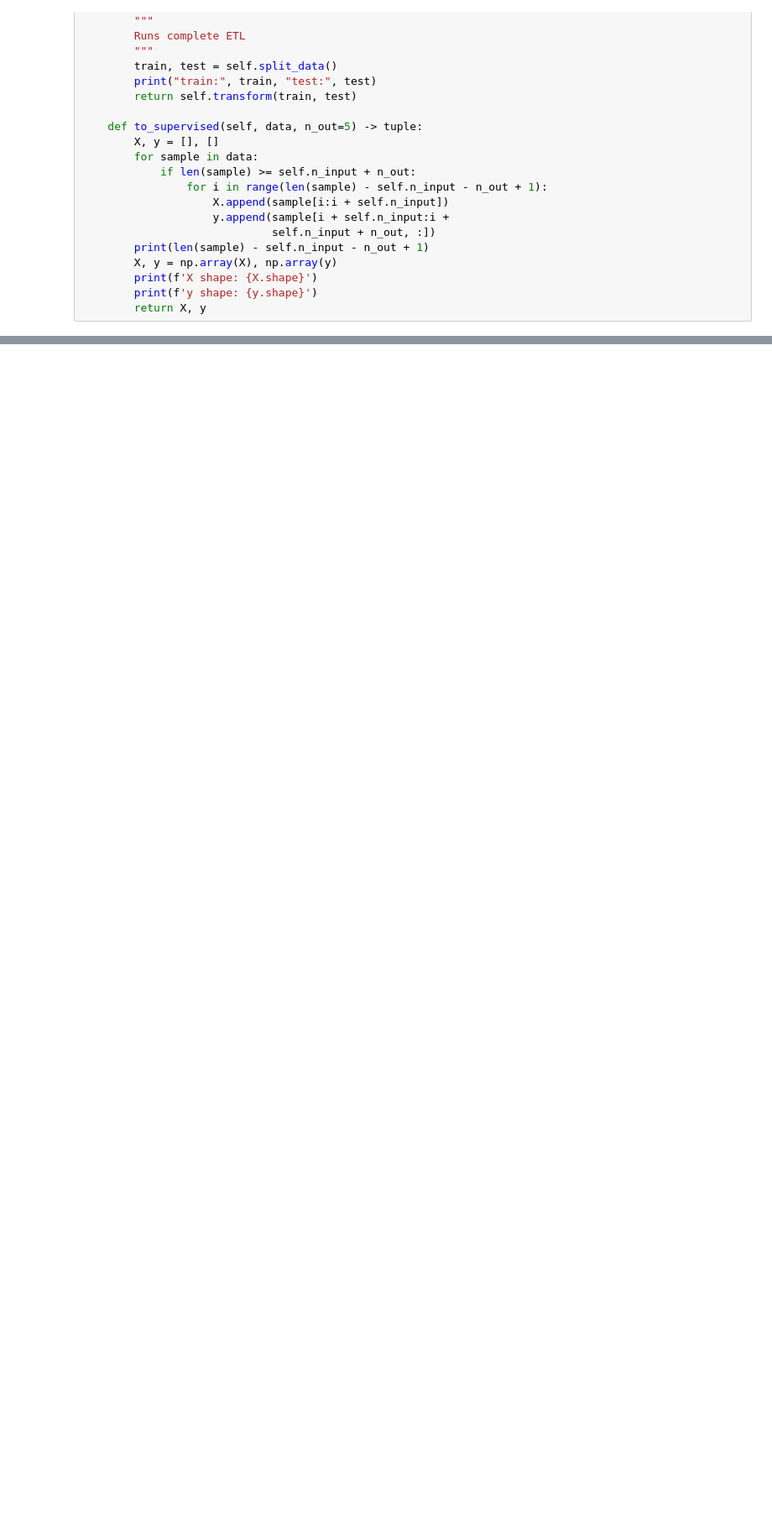
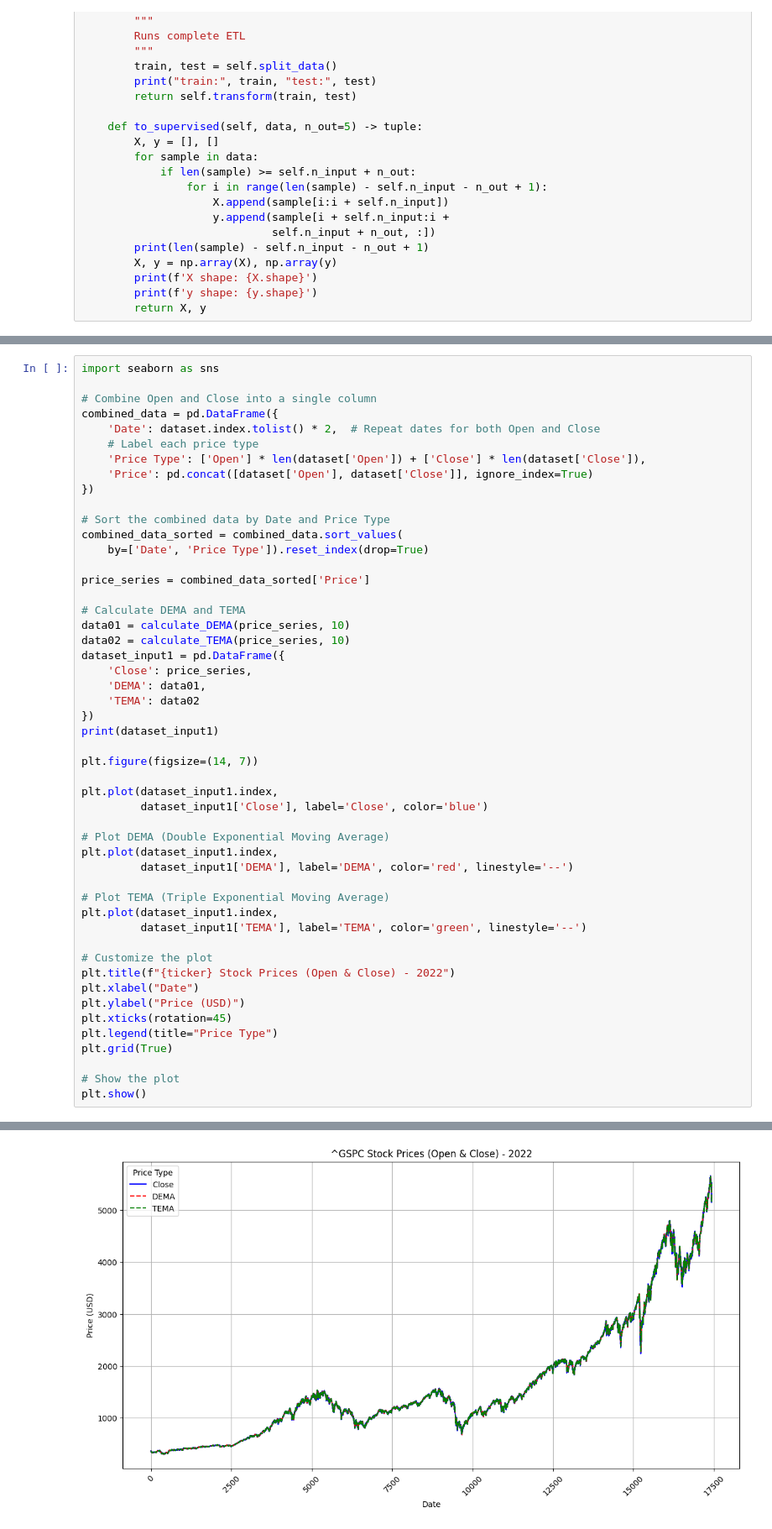
Before and after one commit to porchportal/stock-market-prediction-by--multi-Task-learning, a Jupyter notebook: VScodeML@2/speedPaper/testing02.ipynb, the cells around one changed output, grey strips where cells are left out. Shown at 84% size. Saved outputs shown, nothing was run; the diff lists cells and outputs as text; blank space fills up the shorter version.

```diff
--- a/VScodeML@2/speedPaper/testing02.ipynb
+++ b/VScodeML@2/speedPaper/testing02.ipynb
@@ -513,0 +484,51 @@ Date
+# %%
+import seaborn as sns
+
+# Combine Open and Close into a single column
+combined_data = pd.DataFrame({
+    'Date': dataset.index.tolist() * 2,  # Repeat dates for both Open and Close
+    # Label each price type
+    'Price Type': ['Open'] * len(dataset['Open']) + ['Close'] * len(dataset['Close']),
+    'Price': pd.concat([dataset['Open'], dataset['Close']], ignore_index=True)
+})
+
+# Sort the combined data by Date and Price Type
+combined_data_sorted = combined_data.sort_values(
+    by=['Date', 'Price Type']).reset_index(drop=True)
+
+price_series = combined_data_sorted['Price']
+
+# Calculate DEMA and TEMA
+data01 = calculate_DEMA(price_series, 10)
+data02 = calculate_TEMA(price_series, 10)
+dataset_input1 = pd.DataFrame({
+    'Close': price_series,
+    'DEMA': data01,
+    'TEMA': data02
+})
+print(dataset_input1)
+
+plt.figure(figsize=(14, 7))
+
+plt.plot(dataset_input1.index,
+         dataset_input1['Close'], label='Close', color='blue')
+
+# Plot DEMA (Double Exponential Moving Average)
+plt.plot(dataset_input1.index,
+         dataset_input1['DEMA'], label='DEMA', color='red', linestyle='--')
+
+# Plot TEMA (Triple Exponential Moving Average)
+plt.plot(dataset_input1.index,
+         dataset_input1['TEMA'], label='TEMA', color='green', linestyle='--')
+
+# Customize the plot
+plt.title(f"{ticker} Stock Prices (Open & Close) - 2022")
+plt.xlabel("Date")
+plt.ylabel("Price (USD)")
+plt.xticks(rotation=45)
+plt.legend(title="Price Type")
+plt.grid(True)
+
+# Show the plot
+plt.show()
+# %% [output]
@@ -513,0 +549 @@ Date
+[figure, added]
```
Also changed, not shown: parts of 15 cells of this notebook.
